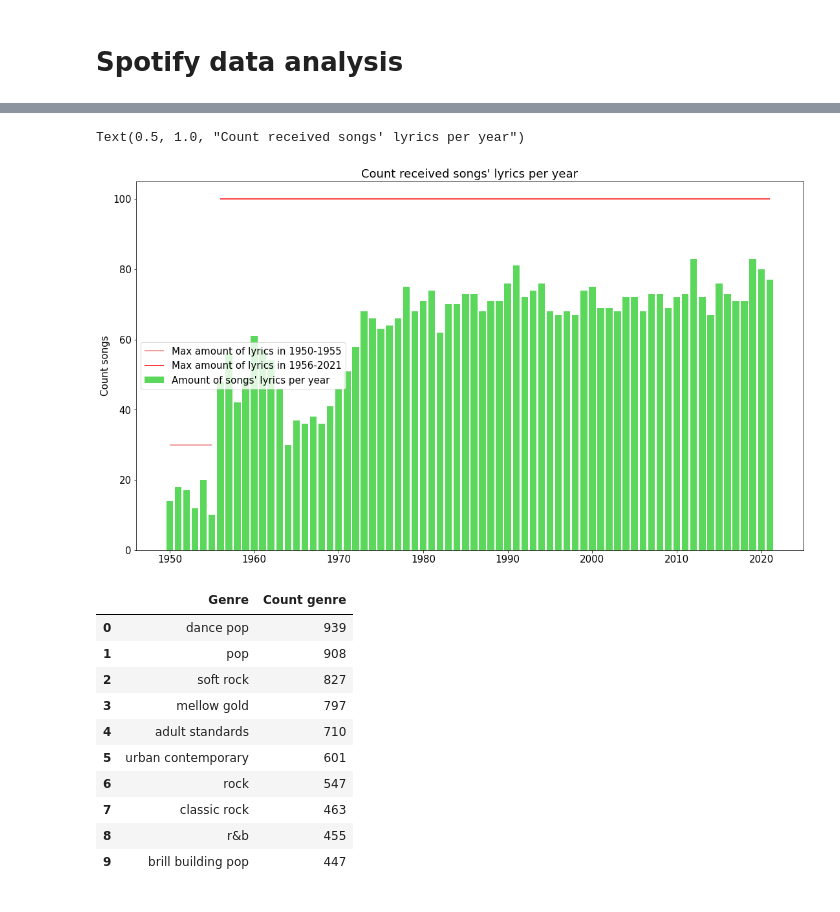
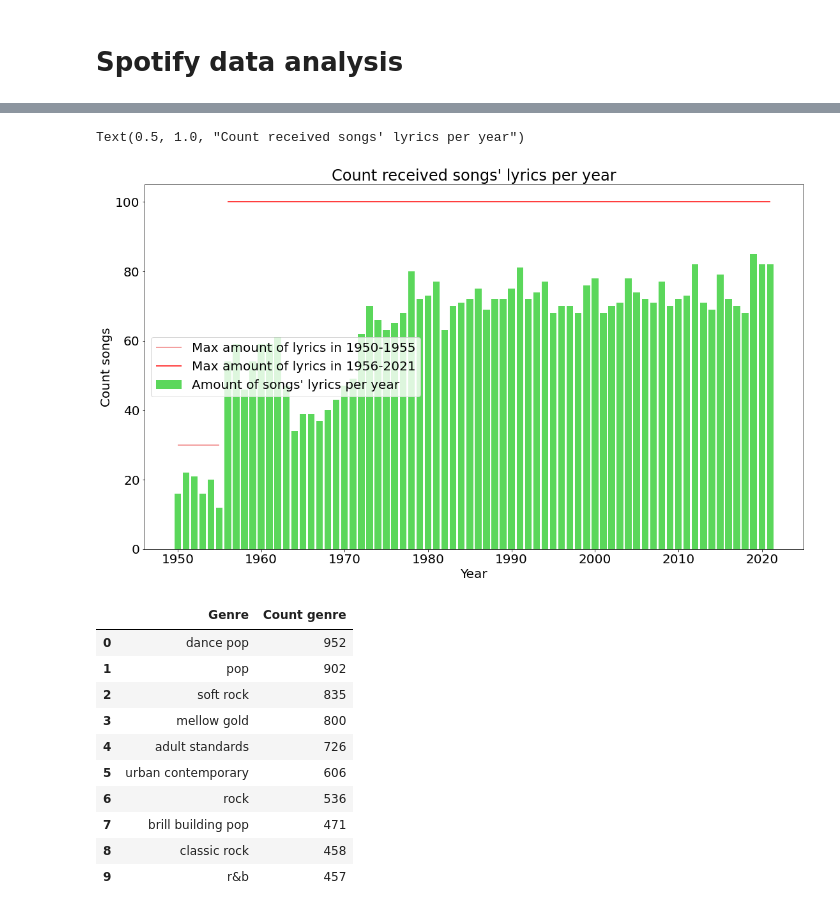
Before and after one commit to alsarna/lyrics_nlp, a Jupyter notebook: spotify_data_analysis.ipynb, the cells around one changed output, grey strips where cells are left out. Saved outputs shown, nothing was run; the diff lists cells and outputs as text; code cells hidden in the pictures.

```diff
--- a/spotify_data_analysis.ipynb
+++ b/spotify_data_analysis.ipynb
@@ -1,16 +1,14 @@
 # %% [markdown]
 # Spotify data analysis
 # %%
-# visualize audio features for first places
 # Import libraries
 import pandas as pd
 import matplotlib.pyplot as plt
-plt.rcParams.update({'font.size': 15})
+plt.rcParams.update({'font.size': 20})
 from ast import literal_eval
 from  itertools import chain
 from collections import Counter
 pd.options.mode.chained_assignment = None
 # %%
-#pd.set_option("display.max_rows", None, "display.max_columns", None)
-songs_spotify = pd.read_csv('all_time_billboard_wrap_up_cleaned_spotify.csv', converters = {'Spotify Music Genre': literal_eval})
-songs_spotify
+# Load data
+songs_spotify = pd.read_csv('spotify_data.csv', converters = {'Spotify Genre': literal_eval})
@@ -34,34 +33,36 @@ songs_spotify = songs_spotify.drop_duplicates(subset = 'JSON file', keep = 'firs
 # %%
 # Count received songs' lyrics per year
 grouped_by_year = songs_spotify.groupby('Year').size()
 plt.figure(figsize = (18.5, 10.5))
 plt.bar(grouped_by_year.index, grouped_by_year, color = 'limegreen', alpha = 0.8)
 plt.hlines(y = 30, xmin = 1950, xmax = 1955, colors = 'lightcoral')
 plt.hlines(y = 100, xmin = 1956, xmax = 2021, colors='r')
 plt.ylabel('Count songs')
+plt.xlabel('Year')
 plt.legend(['Max amount of lyrics in 1950-1955', 'Max amount of lyrics in 1956-2021', 'Amount of songs\' lyrics per year'], loc = 6)
 plt.title('Count received songs\' lyrics per year')
+#plt.savefig('pobrane_piosenki_spotify.pdf')
 # %% [output]
 Text(0.5, 1.0, "Count received songs' lyrics per year")
-[figure, old version]
+[figure, new version]
 # %%
-# Choose only one genre from lists of genres
-genres = pd.Series(list(chain.from_iterable(songs_spotify['Spotify Music Genre'])))
+# Count genres
+genres = pd.Series(list(chain.from_iterable(songs_spotify['Spotify Genre'])))
 genres_count_df = pd.DataFrame(genres.value_counts()).reset_index()
 genres_count_df = genres_count_df.rename(columns = {'index': 'Genre', 0: 'Count genre'})
 genres_count_df.head(10)
 # %% [output]
 |  | Genre | Count genre |
-| 0 | dance pop | 939 |
-| 1 | pop | 908 |
-| 2 | soft rock | 827 |
-| 3 | mellow gold | 797 |
-| 4 | adult standards | 710 |
-| 5 | urban contemporary | 601 |
-| 6 | rock | 547 |
-| 7 | classic rock | 463 |
-| 8 | r&b | 455 |
-| 9 | brill building pop | 447 |
+| 0 | dance pop | 952 |
+| 1 | pop | 902 |
+| 2 | soft rock | 835 |
+| 3 | mellow gold | 800 |
+| 4 | adult standards | 726 |
+| 5 | urban contemporary | 606 |
+| 6 | rock | 536 |
+| 7 | brill building pop | 471 |
+| 8 | classic rock | 458 |
+| 9 | r&b | 457 |
 # %%
 # Plot 20 first music genres
 plt.figure(figsize = (18.5, 10.5))
```
Also changed, not shown: parts of 10 cells of this notebook.
